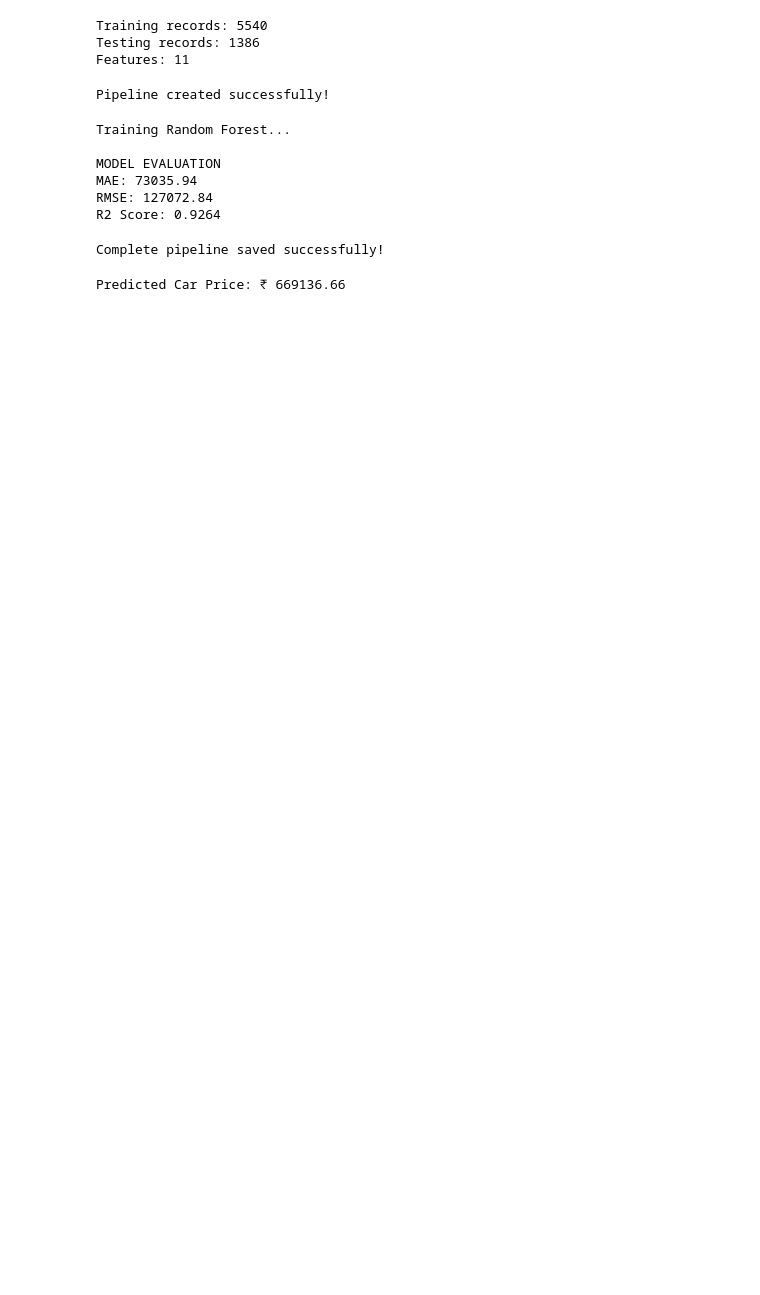
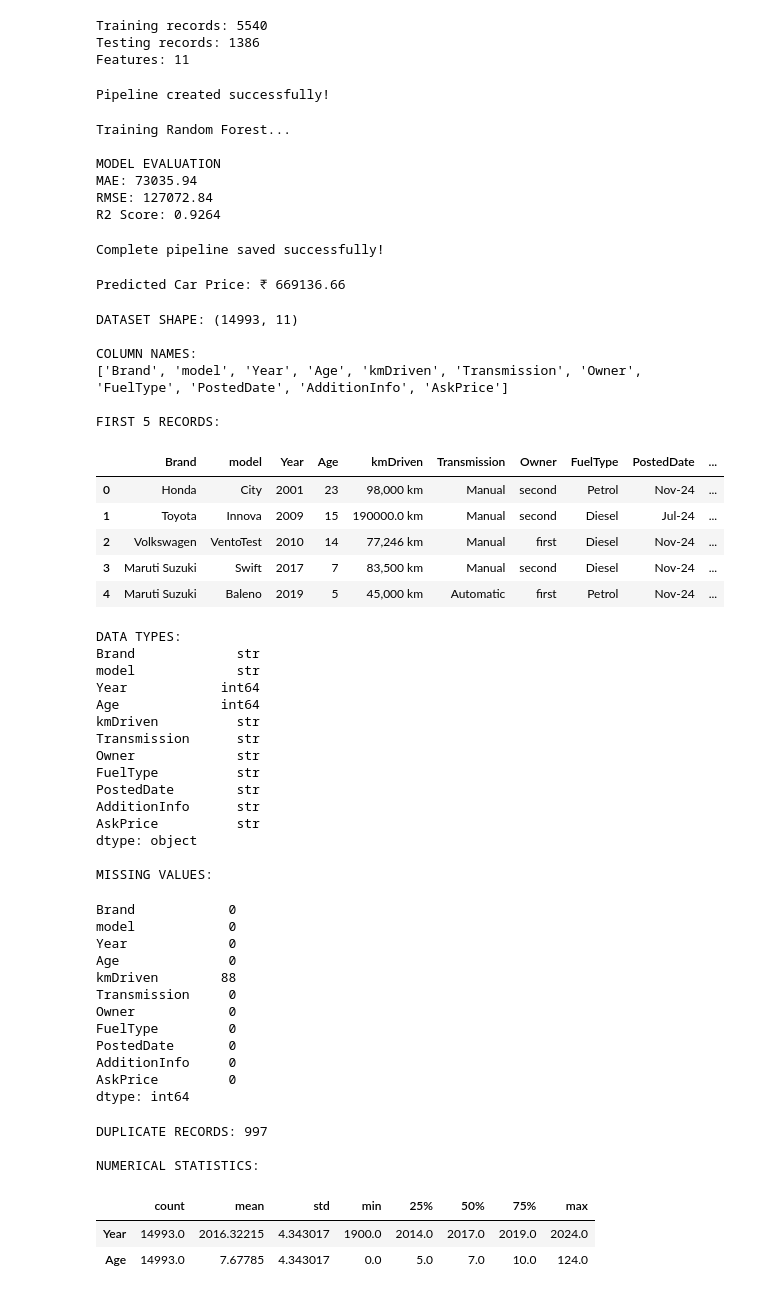
Before and after one commit to Gurasees1234/CarWise-AI, a Jupyter notebook: notebooks/01_model_training.ipynb, the cells around one changed output. Drawn from its saved outputs; the diff is of its cells as text; code cells hidden in the pictures; blank space fills up the shorter version.

```diff
--- a/notebooks/01_model_training.ipynb
+++ b/notebooks/01_model_training.ipynb
@@ -554,3 +554,74 @@ price = predict_car_price(sample_car)
 print("Predicted Car Price: ₹", price)
 # %% [output]
 Predicted Car Price: ₹ 669136.66
+# %%
+import pandas as pd
+import numpy as np
+
+# Load the new dataset
+new_df = pd.read_csv("../dataset/used_cars_dataset_v2.csv")
+
+print("DATASET SHAPE:", new_df.shape)
+
+print("\nCOLUMN NAMES:")
+print(new_df.columns.tolist())
+
+print("\nFIRST 5 RECORDS:")
+display(new_df.head())
+
+print("\nDATA TYPES:")
+print(new_df.dtypes)
+
+print("\nMISSING VALUES:")
+display(new_df.isnull().sum())
+
+print("\nDUPLICATE RECORDS:", new_df.duplicated().sum())
+
+print("\nNUMERICAL STATISTICS:")
+display(new_df.describe().T)
+# %% [output]
+DATASET SHAPE: (14993, 11)
+
+COLUMN NAMES:
+['Brand', 'model', 'Year', 'Age', 'kmDriven', 'Transmission', 'Owner', 'FuelType', 'PostedDate', 'AdditionInfo', 'AskPrice']
+
+FIRST 5 RECORDS:
+|  | Brand | model | Year | Age | kmDriven | Transmission | Owner | FuelType | PostedDate | ... |
+| 0 | Honda | City | 2001 | 23 | 98,000 km | Manual | second | Petrol | Nov-24 | ... |
+| 1 | Toyota | Innova | 2009 | 15 | 190000.0 km | Manual | second | Diesel | Jul-24 | ... |
+| 2 | Volkswagen | VentoTest | 2010 | 14 | 77,246 km | Manual | first | Diesel | Nov-24 | ... |
+| 3 | Maruti Suzuki | Swift | 2017 | 7 | 83,500 km | Manual | second | Diesel | Nov-24 | ... |
+| 4 | Maruti Suzuki | Baleno | 2019 | 5 | 45,000 km | Automatic | first | Petrol | Nov-24 | ... |
+DATA TYPES:
+Brand             str
+model             str
+Year            int64
+Age             int64
+kmDriven          str
+Transmission      str
+Owner             str
+FuelType          str
+PostedDate        str
+AdditionInfo      str
+AskPrice          str
+dtype: object
+
+MISSING VALUES:
+Brand            0
+model            0
+Year             0
+Age              0
+kmDriven        88
+Transmission     0
+Owner            0
+FuelType         0
+PostedDate       0
+AdditionInfo     0
+AskPrice         0
+dtype: int64
+DUPLICATE RECORDS: 997
+
+NUMERICAL STATISTICS:
+|  | count | mean | std | min | 25% | 50% | 75% | max |
+| Year | 14993.0 | 2016.32215 | 4.343017 | 1900.0 | 2014.0 | 2017.0 | 2019.0 | 2024.0 |
+| Age | 14993.0 | 7.67785 | 4.343017 | 0.0 | 5.0 | 7.0 | 10.0 | 124.0 |
```
Also changed, not shown: parts of 10 cells of this notebook, 8 other files.
